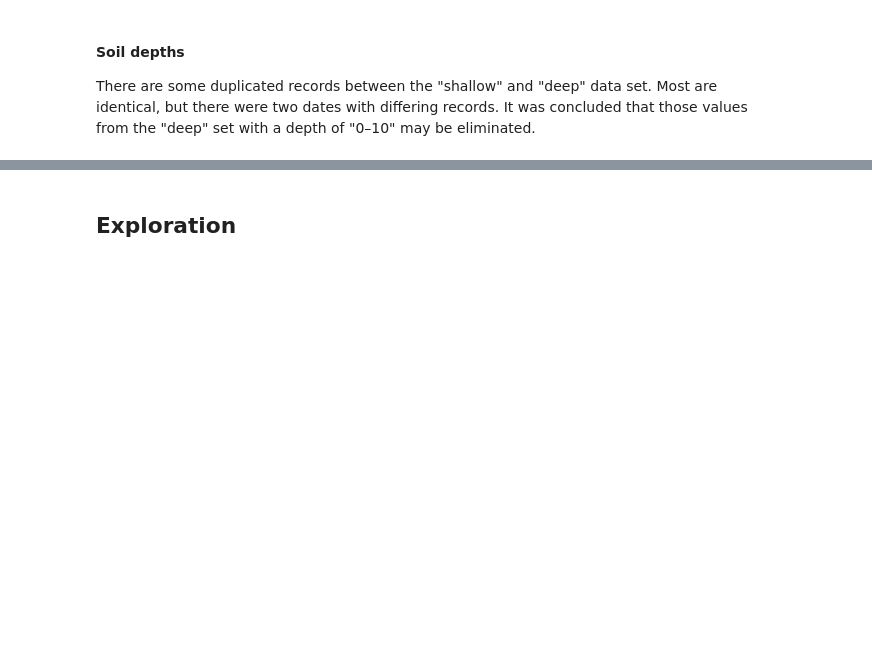
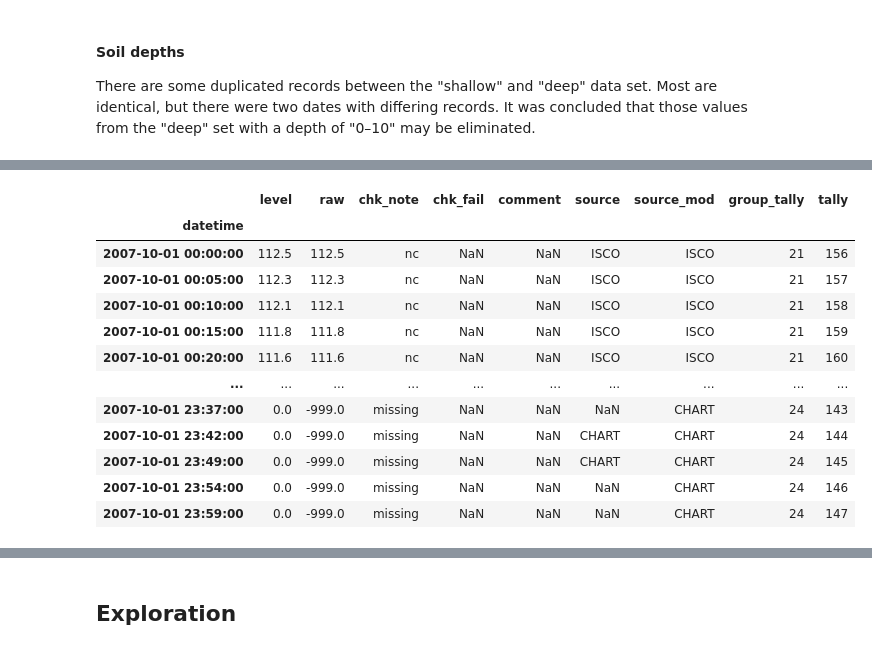
Before and after one commit to gmcginnis/info-698-capstone, a Jupyter notebook: 01_eda.ipynb, the cells around one changed output, grey strips where cells are left out. Drawn from its saved outputs; the diff is of its cells as text; code cells hidden in the pictures; blank space fills up the shorter version.

```diff
--- a/01_eda.ipynb
+++ b/01_eda.ipynb
@@ -371,0 +479,71 @@ data_soil_deep = data_soil_deep[data_soil_deep["depth"] != "0-10"]
+# %%
+# data_chart.dropna().index
+# data_combined.index.date
+# data_chart.dropna().index.date
+# data_combined.index.date
+dates_to_filter = data_chart.dropna().index.date
+# dates_to_filter.date
+data_chart_days = data_combined[data_combined.index.floor('D').isin(dates_to_filter)]
+# data_chart_days
+# data_chart_days["source"].groupby(data_chart_days["source"].ne(data_chart_days["source"].shift()).cumsum()).cumcount()
+# data_chart_days["tally"] = data_chart_days["source"].ne(data_chart_days["source"].shift()).cumsum()
+# condition_gap = (data_chart_days["raw"] == -999.0) & (data_chart_days["chk_fail"] == "Gap Fill") & (data_chart_days["source"].isnull())
+# data_chart_days[condition_gap]
+
+# condition_gap = (data_chart_days["raw"] == -999.0) & (data_chart_days["chk_fail"].str.contains("Gap Fill")) & (data_chart_days["source"].isnull())
+# # data_chart_days["source_mod"] = data_chart_days["source_mod"].astype(str)
+# # data_chart_days.loc[condition_gap, "source_mod"] = "NA"
+
+# data_chart_days["source_mod"] = data_chart_days["source"]
+# data_chart_days.loc[condition_gap, "source_mod"] = "CHART"
+# data_chart_days.loc[(data_chart_days["chk_note"] == "missing"), "source_mod"] = "CHART"
+
+##
+data_chart_days["source_mod"] = data_chart_days["source"]
+data_chart_days["source_mod"] = data_chart_days["source_mod"].ffill()
+##
+
+# data_chart_days["source_mod"] = data_chart_days[]
+
+# data_chart_days = data_chart_days.drop(['chk_note', 'chk_fail', 'comment'],axis=1)
+
+# data_chart_days.loc[(data_chart_days["source_mod"].isnull())]
+data_chart_days["group_tally"] = data_chart_days["source_mod"].ne(data_chart_days["source_mod"].shift()).cumsum(skipna=False)
+data_chart_days["tally"] = data_chart_days["source_mod"].groupby(data_chart_days["source_mod"].ne(data_chart_days["source_mod"].shift()).cumsum(skipna=False)).cumcount()
+
+data_chart_days["tally"] = data_chart_days["tally"]+1
+# data_chart_days
+
+# data_chart_days.groupby('group_tally')['tally'].max()
+data_grouped_tally = data_chart_days.groupby('group_tally')['tally'].max()
+# data_grouped_tally[data_grouped_tally == 1]
+# data_grouped_tally == 1
+
+data_chart_days[data_chart_days["group_tally"].isin(data_grouped_tally[data_grouped_tally == 1].index)]
+# 1996-11-12 01:25:00, 2007-10-01 09:46:00
+# data_chart_days["2007-10-01 00:00:00":"2007-10-01 23:59:59"]
+# data_chart_days["group"]
+# data_chart_days.loc[data_grouped_tally["tally"], "tally"]
+
+# data_chart_days
+# data_grouped_tally[data_grouped_tally == 1].index
+# data_chart_days["tally"] == 1
+
+# data_chart_days = data_chart_days.drop(['chk_note', 'chk_fail', 'comment'],axis=1)
+# data_chart_days["group_tally"] = data_chart_days["source"].ne(data_chart_days["source"].shift()).cumsum()
+# data_chart_days["tally"] = data_chart_days["source"].groupby(data_chart_days["source"].ne(data_chart_days["source"].shift()).cumsum()).cumcount()
+# data_chart_days
+
+# plt.figure(figsize=(20, 6))
+# plt.axhline(y=0, color ='grey', linestyle = ':')
+# # plt.scatter(data_chart.index, data_chart, marker="x")
+# for source in data_chart_days["source"].unique():
+#     # plt.scatter(data_chart_days.index, (data_chart_days["source"]==source))
+#     plt.scatter(range(len(data_chart_days)), (data_chart_days["source"]==source), label=source, s=0.25)
+#     # plt.scatter(range(len(data_chart_days)), data_chart_days[data_chart_days["source"]==source]["level"])
+# # plt.scatter(range(len(data_chart_days)), data_chart_days['raw'], hue="source")
+# plt.legend()
+# plt.show()
+# # data_combined[data_combined.index.isin(data_chart.dropna().index)]
+# # data_combined.loc[data_chart.dropna().index.date]
+# %% [output]
@@ -371,0 +567,13 @@ data_soil_deep = data_soil_deep[data_soil_deep["depth"] != "0-10"]
+|  | level | raw | chk_note | chk_fail | comment | source | source_mod | group_tally | tally |
+| datetime |  |  |  |  |  |  |  |  |  |
+| 2007-10-01 00:00:00 | 112.5 | 112.5 | nc | NaN | NaN | ISCO | ISCO | 21 | 156 |
+| 2007-10-01 00:05:00 | 112.3 | 112.3 | nc | NaN | NaN | ISCO | ISCO | 21 | 157 |
+| 2007-10-01 00:10:00 | 112.1 | 112.1 | nc | NaN | NaN | ISCO | ISCO | 21 | 158 |
+| 2007-10-01 00:15:00 | 111.8 | 111.8 | nc | NaN | NaN | ISCO | ISCO | 21 | 159 |
+| 2007-10-01 00:20:00 | 111.6 | 111.6 | nc | NaN | NaN | ISCO | ISCO | 21 | 160 |
+| ... | ... | ... | ... | ... | ... | ... | ... | ... | ... |
+| 2007-10-01 23:37:00 | 0.0 | -999.0 | missing | NaN | NaN | NaN | CHART | 24 | 143 |
+| 2007-10-01 23:42:00 | 0.0 | -999.0 | missing | NaN | NaN | CHART | CHART | 24 | 144 |
+| 2007-10-01 23:49:00 | 0.0 | -999.0 | missing | NaN | NaN | CHART | CHART | 24 | 145 |
+| 2007-10-01 23:54:00 | 0.0 | -999.0 | missing | NaN | NaN | NaN | CHART | 24 | 146 |
+| 2007-10-01 23:59:00 | 0.0 | -999.0 | missing | NaN | NaN | NaN | CHART | 24 | 147 |
```
Also changed, not shown: parts of 27 cells of this notebook.
